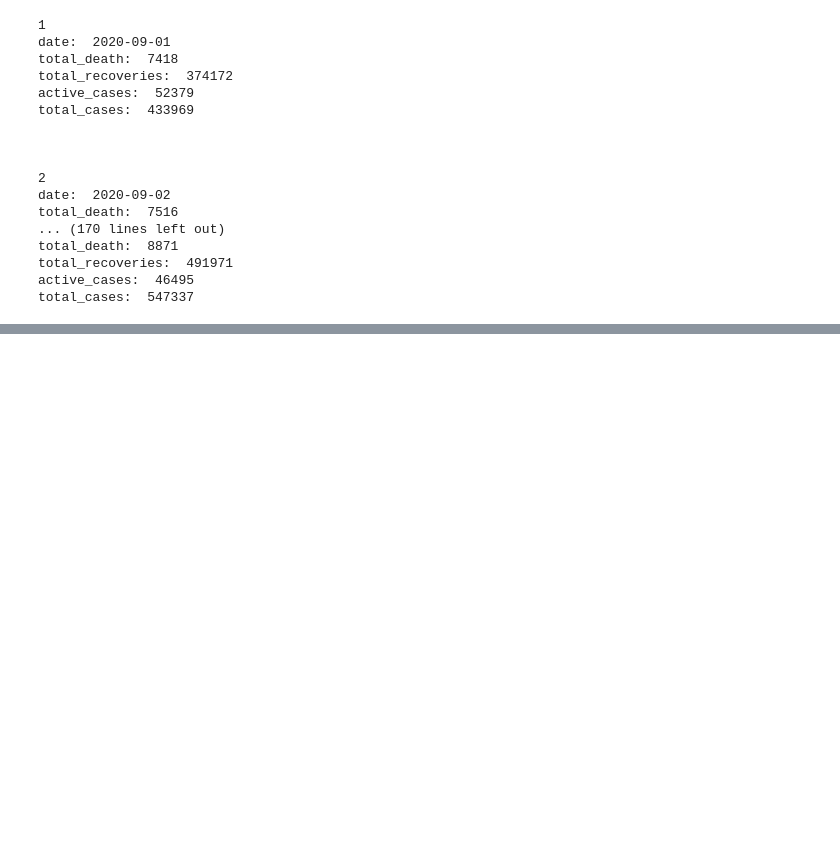
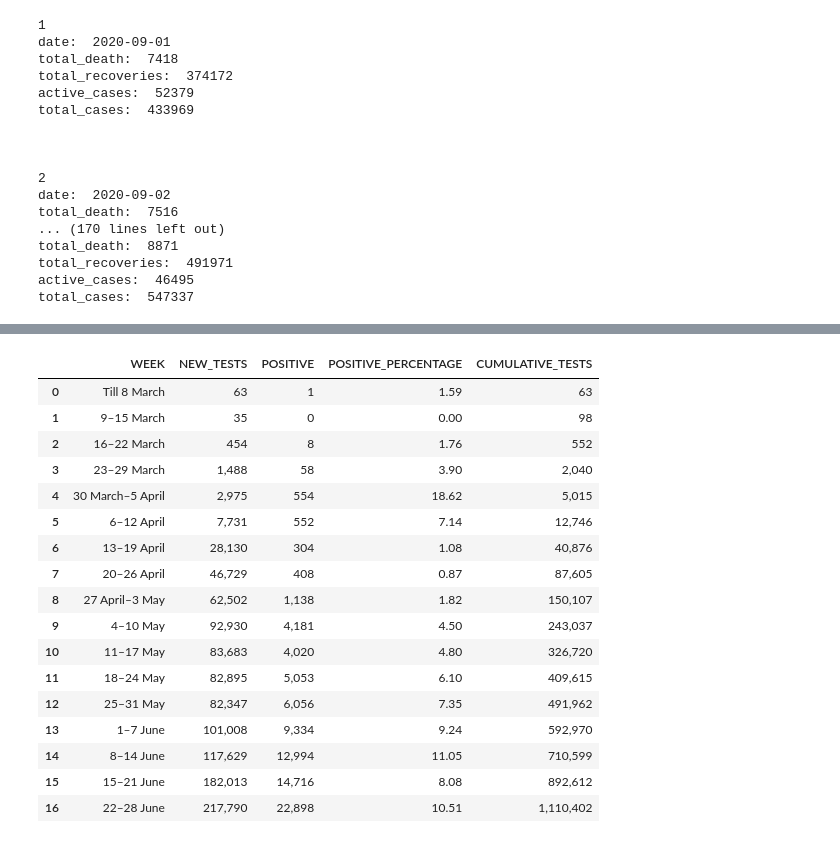
Before and after one commit to avinashkumar18/Lab, a Jupyter notebook: DWDM/text_mining.ipynb, the cells around one changed output, grey strips where cells are left out. Cells and saved outputs as stored; diff of their text form; code cells hidden in the pictures; blank space fills up the shorter version.

```diff
--- a/DWDM/text_mining.ipynb
+++ b/DWDM/text_mining.ipynb
@@ -97,0 +149,24 @@ total_cases:  547337
+# %%
+weeks=[]
+new_tests=[]
+posi=[]
+pper=[]
+cum=[]
+# %%
+for row in samples_rows:
+  container3=row.find_all("td")
+  weeks.append(row.find("th").text.strip())
+  new_tests.append(container3[0].text.strip())
+  posi.append(container3[1].text.strip())
+  pper.append(container3[2].text.strip())
+  cum.append(container3[3].text.strip())
+# %%
+Number_Samples_Tested_per_week={
+    'WEEK':weeks,
+    'NEW_TESTS':new_tests,
+    'POSITIVE':posi,
+    'POSITIVE_PERCENTAGE':pper,
+    'CUMULATIVE_TESTS':cum
+}
+# %%
+table3_data = pd.DataFrame(Number_Samples_Tested_per_week)
@@ -97,0 +217,21 @@ total_cases:  547337
+# %%
+table3_data
+# %% [output]
+|  | WEEK | NEW_TESTS | POSITIVE | POSITIVE_PERCENTAGE | CUMULATIVE_TESTS |
+| 0 | Till 8 March | 63 | 1 | 1.59 | 63 |
+| 1 | 9–15 March | 35 | 0 | 0.00 | 98 |
+| 2 | 16–22 March | 454 | 8 | 1.76 | 552 |
+| 3 | 23–29 March | 1,488 | 58 | 3.90 | 2,040 |
+| 4 | 30 March–5 April | 2,975 | 554 | 18.62 | 5,015 |
+| 5 | 6–12 April | 7,731 | 552 | 7.14 | 12,746 |
+| 6 | 13–19 April | 28,130 | 304 | 1.08 | 40,876 |
+| 7 | 20–26 April | 46,729 | 408 | 0.87 | 87,605 |
+| 8 | 27 April–3 May | 62,502 | 1,138 | 1.82 | 150,107 |
+| 9 | 4–10 May | 92,930 | 4,181 | 4.50 | 243,037 |
+| 10 | 11–17 May | 83,683 | 4,020 | 4.80 | 326,720 |
+| 11 | 18–24 May | 82,895 | 5,053 | 6.10 | 409,615 |
+| 12 | 25–31 May | 82,347 | 6,056 | 7.35 | 491,962 |
+| 13 | 1–7 June | 101,008 | 9,334 | 9.24 | 592,970 |
+| 14 | 8–14 June | 117,629 | 12,994 | 11.05 | 710,599 |
+| 15 | 15–21 June | 182,013 | 14,716 | 8.08 | 892,612 |
+| 16 | 22–28 June | 217,790 | 22,898 | 10.51 | 1,110,402 |
```
Also changed, not shown: parts of 13 cells of this notebook.
